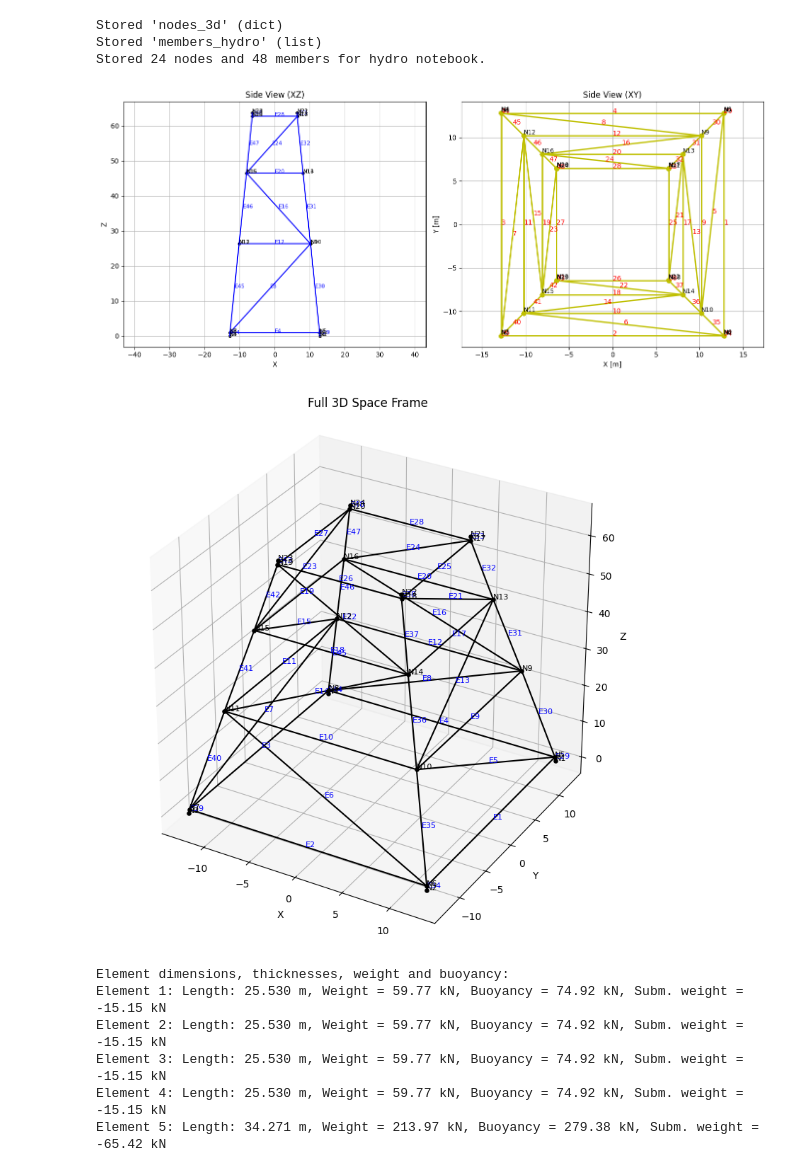
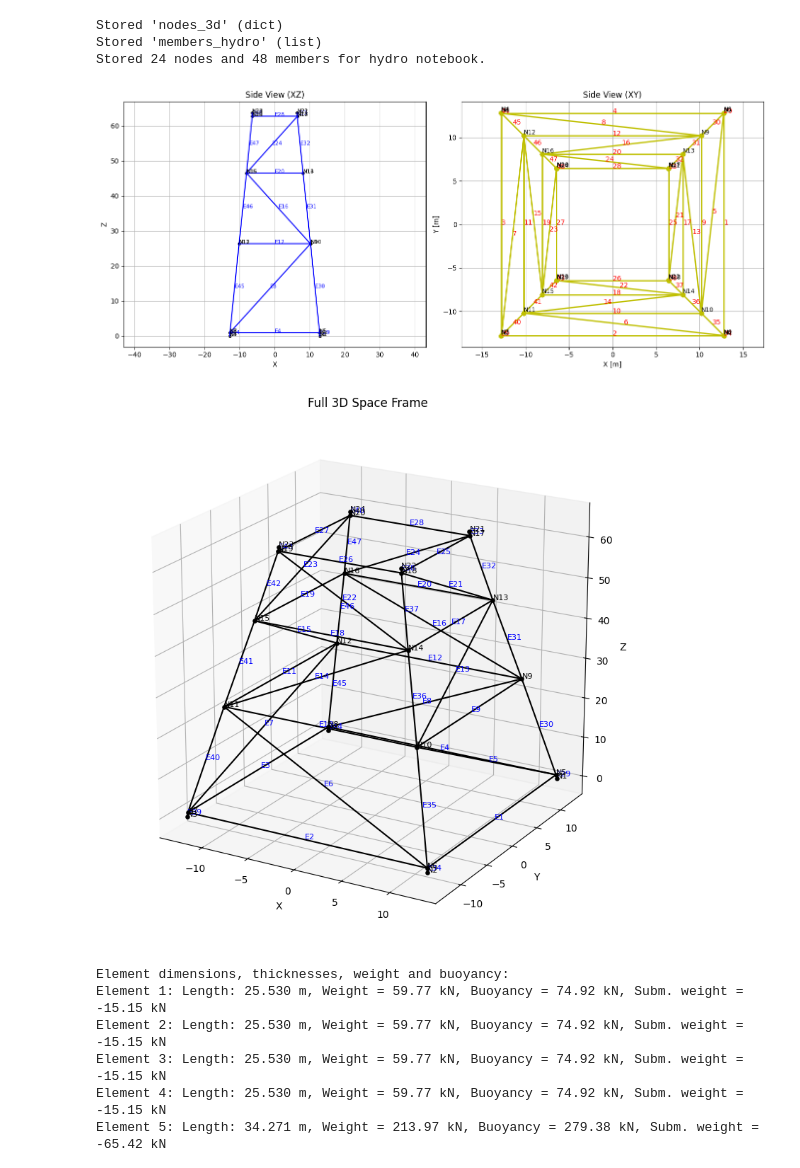
Before and after one commit to Robert2307/Offshore_Structures_Design, a Jupyter notebook: DesignProject.ipynb, the cells around one changed output. Cells and saved outputs as stored; diff of their text form; code cells hidden in the pictures.

```diff
--- a/DesignProject.ipynb
+++ b/DesignProject.ipynb
@@ -422,34 +422,35 @@ for nid, (x, y, z) in nodes_3d.items():
 
 plt.tight_layout()
 plt.show()
 
 # 3D view
 fig3d = plt.figure(figsize=(10, 8))
 ax3d = fig3d.add_subplot(111, projection="3d")
 
 ax3d.set_title("Full 3D Space Frame")
 ax3d.set_xlabel("X")
 ax3d.set_ylabel("Y")
 ax3d.set_zlabel("Z")
 
 for elem in elements:
     n1, n2 = elem["nodes"]
     x1, y1, z1 = nodes_3d[n1]
     x2, y2, z2 = nodes_3d[n2]
     ax3d.plot([x1, x2], [y1, y2], [z1, z2], "k")
     xm, ym, zm = (x1 + x2) / 2.0, (y1 + y2) / 2.0, (z1 + z2) / 2.0
     ax3d.text(xm, ym, zm, f"E{elem['id']}", color="blue", fontsize=8)
 
 for nid, (x, y, z) in nodes_3d.items():
     ax3d.scatter(x, y, z, c="black", s=14)
     ax3d.text(x, y, z, f"N{nid}", color="black", fontsize=8)
 
 ax3d.set_box_aspect([1, 1, 1])
+ax3d.view_init(elev=20, azim=-60)   # oblique view
 plt.tight_layout()
 plt.show()
 # %% [output]
 [figure]
-[figure, old version]
+[figure, new version]
 # %%
 
 # Print element dimensions using values already computed above (no recalculation)
```
Also changed, not shown: parts of 2 cells of this notebook.
